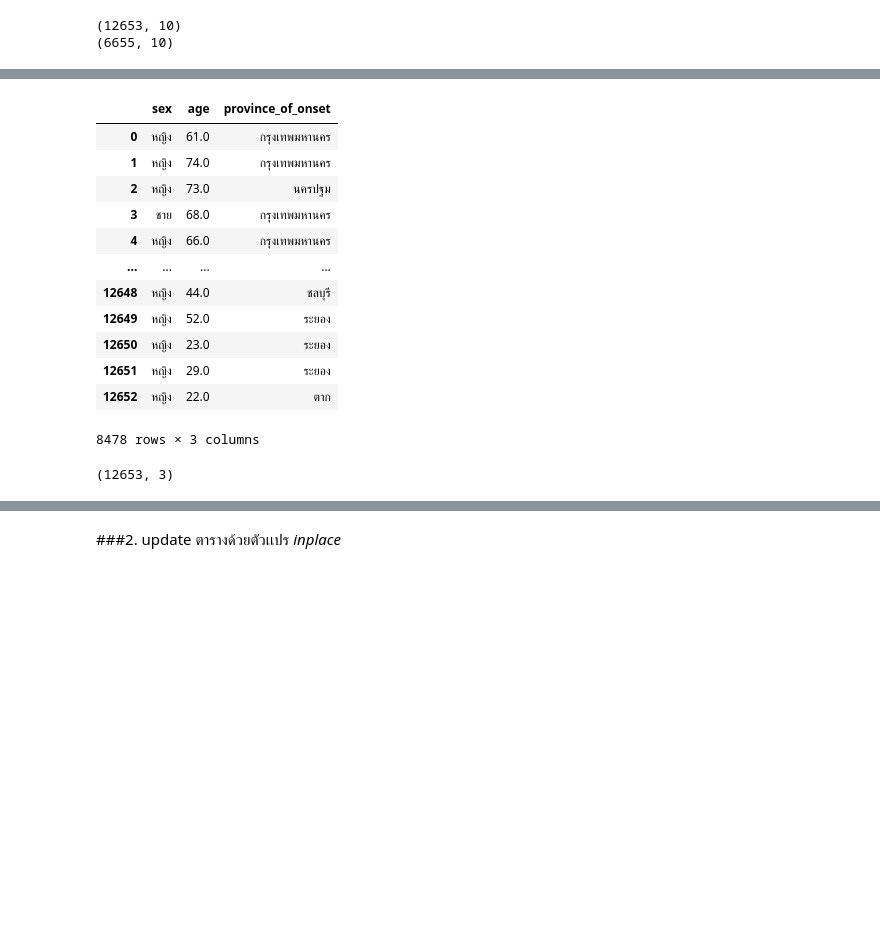
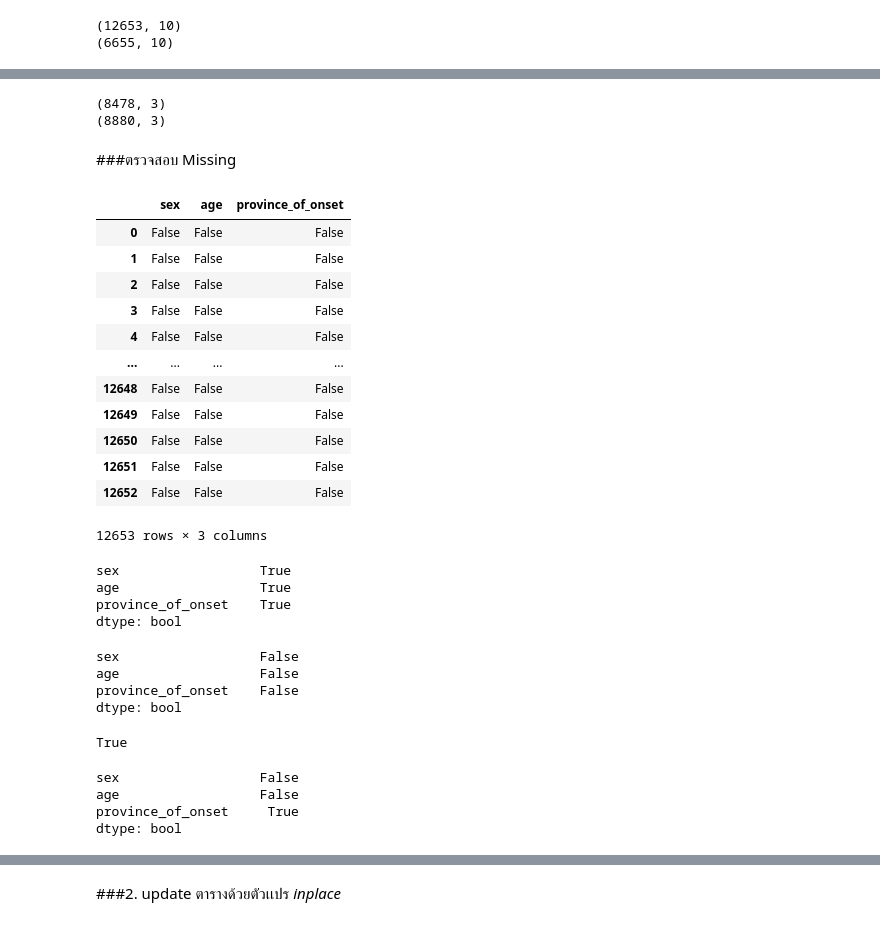
Before and after one commit to Chanunchida-May/data_viz_2022, a Jupyter notebook: Pandas101.ipynb, the cells around one changed output, grey strips where cells are left out. Saved outputs shown, nothing was run; the diff lists cells and outputs as text; code cells hidden in the pictures; blank space fills up the shorter version.

```diff
--- a/Pandas101.ipynb
+++ b/Pandas101.ipynb
@@ -603,21 +615,49 @@ this_data.dropna().shape
+# %%
+print(this_data.dropna().shape)
+print(this_data.dropna(subset=['sex','age']).shape)
+# %% [output]
+(8478, 3)
+(8880, 3)
+# %% [markdown]
+###ตรวจสอบ Missing
 # %%
-this_data.dropna()
+this_data.isnull()
 # %% [output]
 |  | sex | age | province_of_onset |
-| 0 | หญิง | 61.0 | กรุงเทพมหานคร |
-| 1 | หญิง | 74.0 | กรุงเทพมหานคร |
-| 2 | หญิง | 73.0 | นครปฐม |
-| 3 | ชาย | 68.0 | กรุงเทพมหานคร |
-| 4 | หญิง | 66.0 | กรุงเทพมหานคร |
+| 0 | False | False | False |
+| 1 | False | False | False |
+| 2 | False | False | False |
+| 3 | False | False | False |
+| 4 | False | False | False |
 | ... | ... | ... | ... |
-| 12648 | หญิง | 44.0 | ชลบุรี |
-| 12649 | หญิง | 52.0 | ระยอง |
-| 12650 | หญิง | 23.0 | ระยอง |
-| 12651 | หญิง | 29.0 | ระยอง |
-| 12652 | หญิง | 22.0 | ตาก |
+| 12648 | False | False | False |
+| 12649 | False | False | False |
+| 12650 | False | False | False |
+| 12651 | False | False | False |
+| 12652 | False | False | False |
-8478 rows × 3 columns
+12653 rows × 3 columns
-# %%
-this_data.dropna()
-print(this_data.shape)
-# %% [output]
-(12653, 3)
+# %%
+this_data.isnull().any() #เอาค่าความจริงในคอลัมน์ทั้งหมดมา or กัน ถ้ามี true 1 อันจะแสดงค่า true เลย
+# %% [output]
+sex                  True
+age                  True
+province_of_onset    True
+dtype: bool
+# %%
+this_data.isnull().all() #เอาค่าความจริงในคอลัมน์มา and กัน
+# %% [output]
+sex                  False
+age                  False
+province_of_onset    False
+dtype: bool
+# %%
+this_data.isnull().any().any()
+# %% [output]
+True
+# %%
+this_data.dropna(subset=['age','sex']).isnull().any()
+# %% [output]
+sex                  False
+age                  False
+province_of_onset     True
+dtype: bool
```
Also changed, not shown: parts of 31 cells of this notebook.
